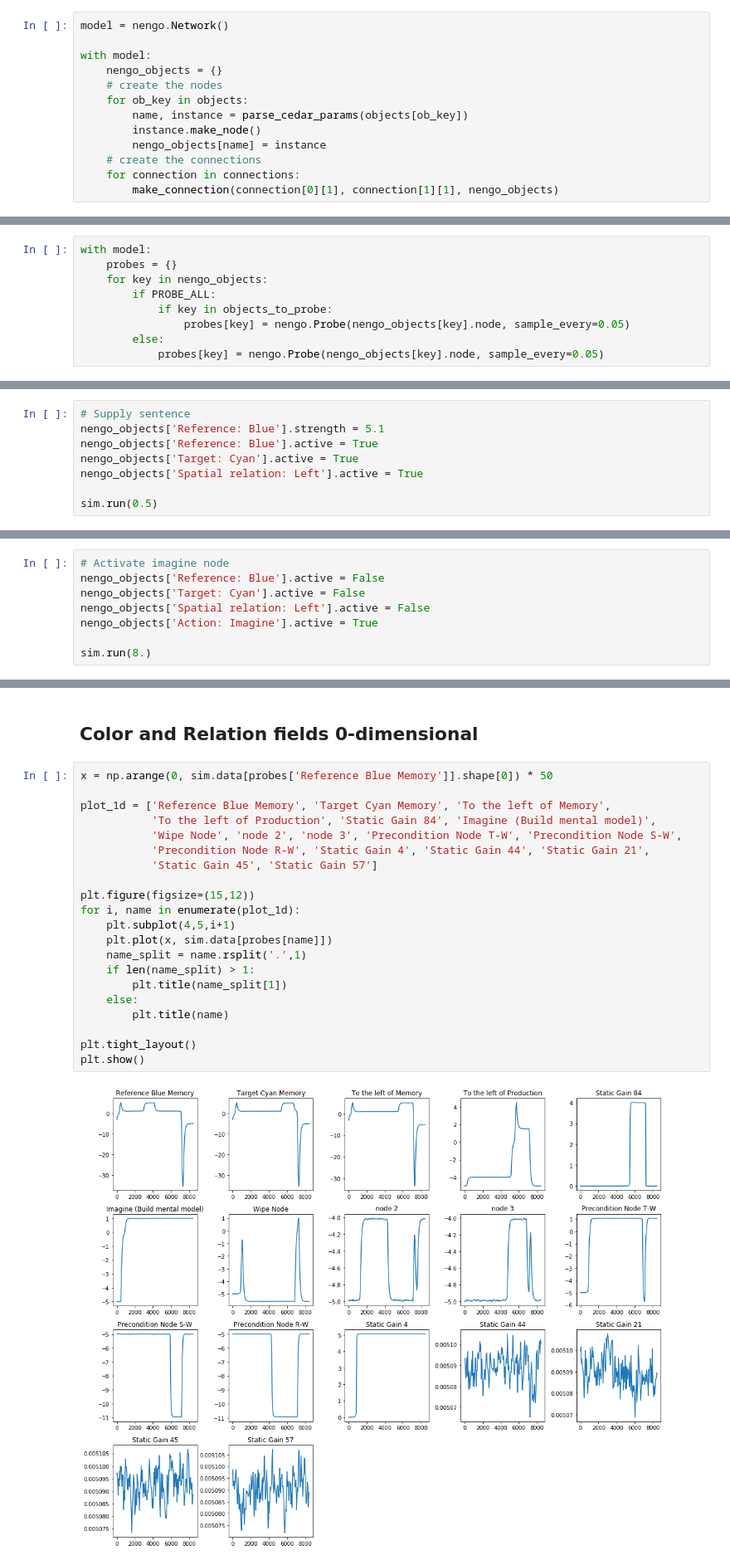
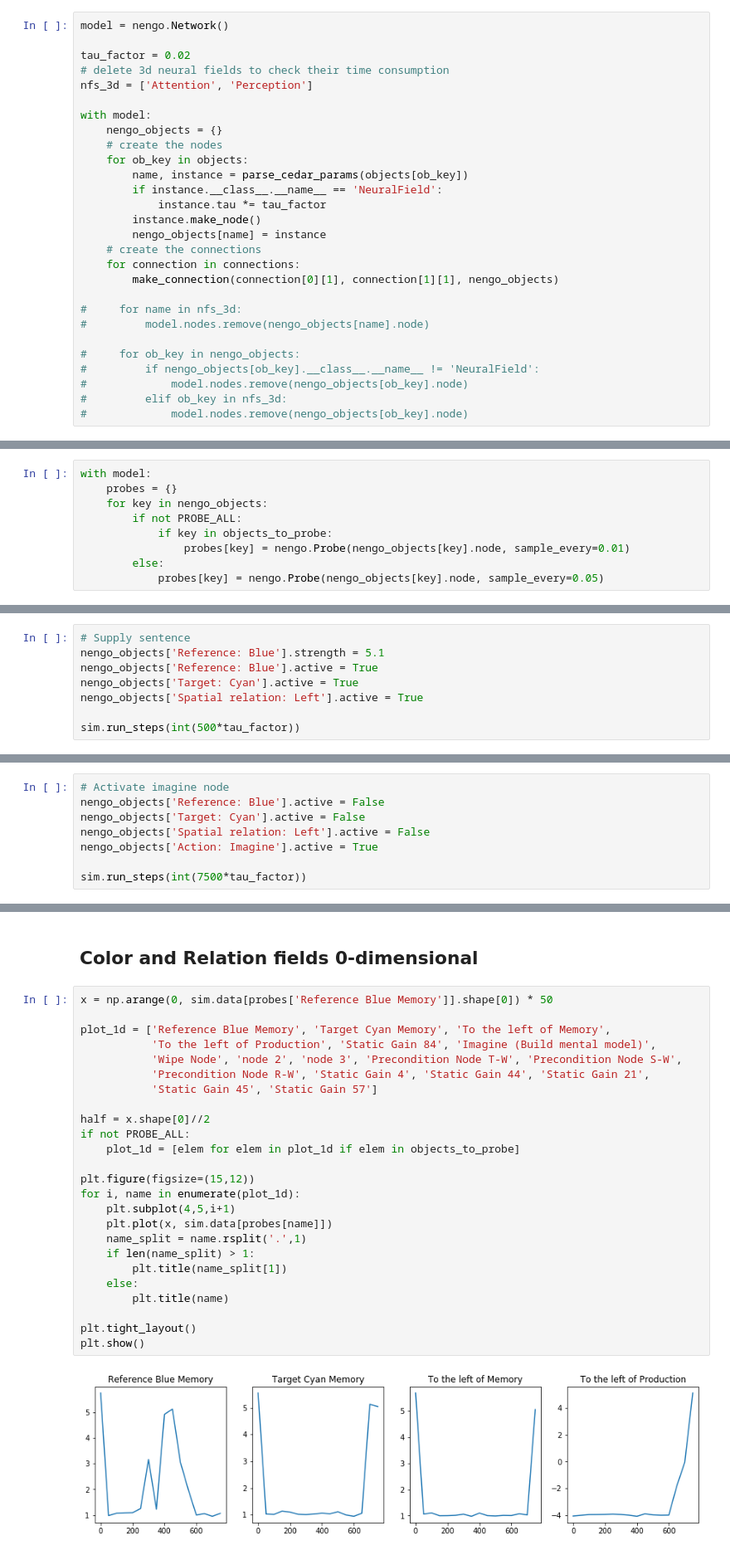
Before and after one commit to rturon/dft_in_nengo, a Jupyter notebook: notebooks/Build_spatial_reasoning_architecture.ipynb, the cells around one changed output, grey strips where cells are left out. Shown at 83% size. Saved outputs shown, nothing was run; the diff lists cells and outputs as text.

Commit message:
Added tau factor

```diff
--- a/notebooks/Build_spatial_reasoning_architecture.ipynb
+++ b/notebooks/Build_spatial_reasoning_architecture.ipynb
@@ -16,14 +16,29 @@ Component Multiply 20 does not have 2 inputs, but 0!
 The object Static Gain 23 does not have a source!
 # %%
 model = nengo.Network()
+
+tau_factor = 0.02
+# delete 3d neural fields to check their time consumption
+nfs_3d = ['Attention', 'Perception']
 
 with model:
     nengo_objects = {}
     # create the nodes
     for ob_key in objects:
         name, instance = parse_cedar_params(objects[ob_key])
+        if instance.__class__.__name__ == 'NeuralField':
+            instance.tau *= tau_factor
         instance.make_node()
         nengo_objects[name] = instance
     # create the connections
     for connection in connections:
         make_connection(connection[0][1], connection[1][1], nengo_objects)
+
+#     for name in nfs_3d:
+#         model.nodes.remove(nengo_objects[name].node)
+
+#     for ob_key in nengo_objects:
+#         if nengo_objects[ob_key].__class__.__name__ != 'NeuralField':
+#             model.nodes.remove(nengo_objects[ob_key].node)
+#         elif ob_key in nfs_3d:
+#             model.nodes.remove(nengo_objects[ob_key].node)
@@ -96,9 +104,9 @@ objects_to_probe = ['Reference Behavior.intention node',      # Reference proces
 with model:
     probes = {}
     for key in nengo_objects:
-        if PROBE_ALL:
+        if not PROBE_ALL:
             if key in objects_to_probe:
-                probes[key] = nengo.Probe(nengo_objects[key].node, sample_every=0.05)
+                probes[key] = nengo.Probe(nengo_objects[key].node, sample_every=0.01)
         else:
             probes[key] = nengo.Probe(nengo_objects[key].node, sample_every=0.05)
 # %%
@@ -113,7 +121,7 @@ nengo_objects['Reference: Blue'].active = True
 nengo_objects['Target: Cyan'].active = True
 nengo_objects['Spatial relation: Left'].active = True
 
-sim.run(0.5)
+sim.run_steps(int(500*tau_factor))
 # %% [output]
 HtmlProgressBar cannot be displayed. Please use the TerminalProgressBar. It can be enabled with `nengo.rc.set('progress', 'progress_bar', 'nengo.utils.progress.TerminalProgressBar')`.
 [interactive output not drawn]
@@ -124,7 +132,7 @@ nengo_objects['Target: Cyan'].active = False
 nengo_objects['Spatial relation: Left'].active = False
 nengo_objects['Action: Imagine'].active = True
 
-sim.run(8.)
+sim.run_steps(int(7500*tau_factor))
 # %% [output]
 HtmlProgressBar cannot be displayed. Please use the TerminalProgressBar. It can be enabled with `nengo.rc.set('progress', 'progress_bar', 'nengo.utils.progress.TerminalProgressBar')`.
 [interactive output not drawn]
@@ -206,23 +222,27 @@ sigmoid = AbsSigmoid()
 # %%
 x = np.arange(0, sim.data[probes['Reference Blue Memory']].shape[0]) * 50
 
 plot_1d = ['Reference Blue Memory', 'Target Cyan Memory', 'To the left of Memory',
            'To the left of Production', 'Static Gain 84', 'Imagine (Build mental model)',
            'Wipe Node', 'node 2', 'node 3', 'Precondition Node T-W', 'Precondition Node S-W',
            'Precondition Node R-W', 'Static Gain 4', 'Static Gain 44', 'Static Gain 21',
            'Static Gain 45', 'Static Gain 57']
+
+half = x.shape[0]//2
+if not PROBE_ALL:
+    plot_1d = [elem for elem in plot_1d if elem in objects_to_probe]
 
 plt.figure(figsize=(15,12))
 for i, name in enumerate(plot_1d):
     plt.subplot(4,5,i+1)
     plt.plot(x, sim.data[probes[name]])
     name_split = name.rsplit('.',1)
     if len(name_split) > 1:
         plt.title(name_split[1])
     else:
         plt.title(name)
 
 plt.tight_layout()
 plt.show()
 # %% [output]
-[figure, old version]
+[figure, new version]
```
Also changed, not shown: parts of 54 cells of this notebook.
